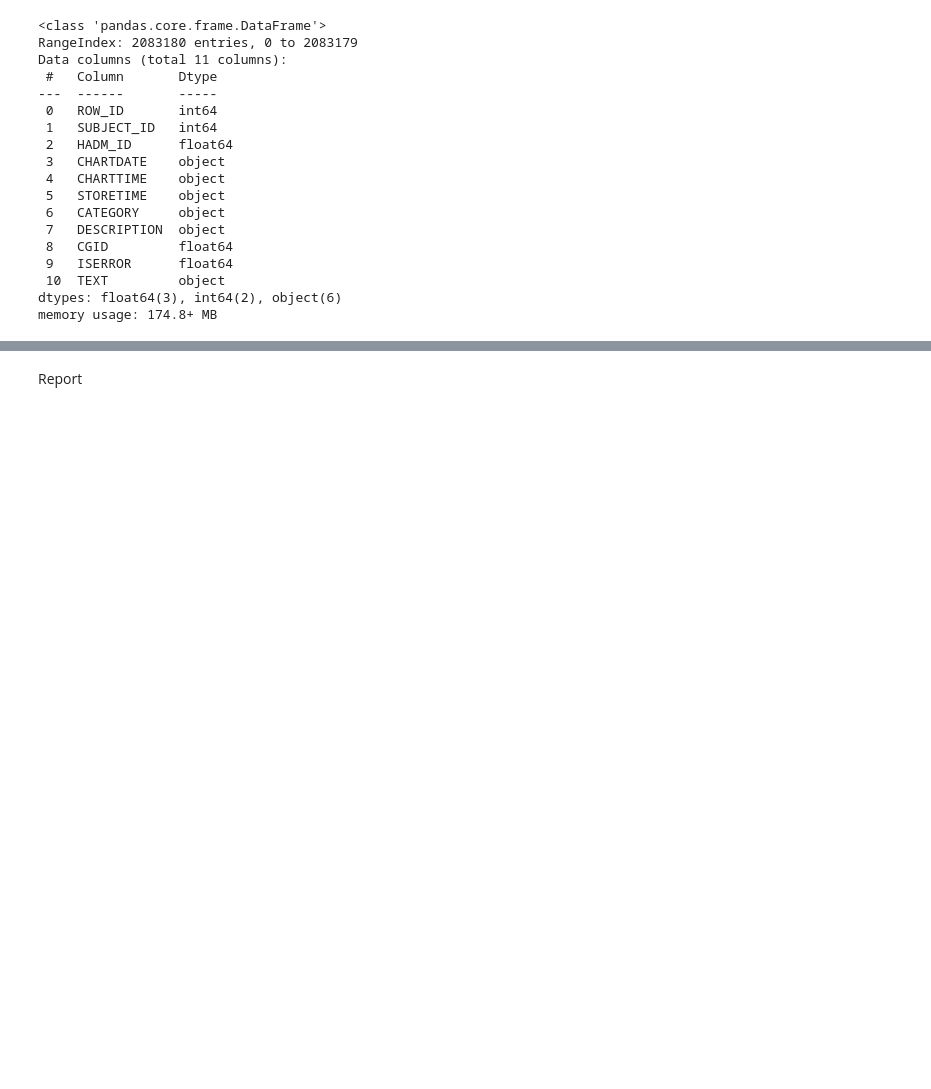
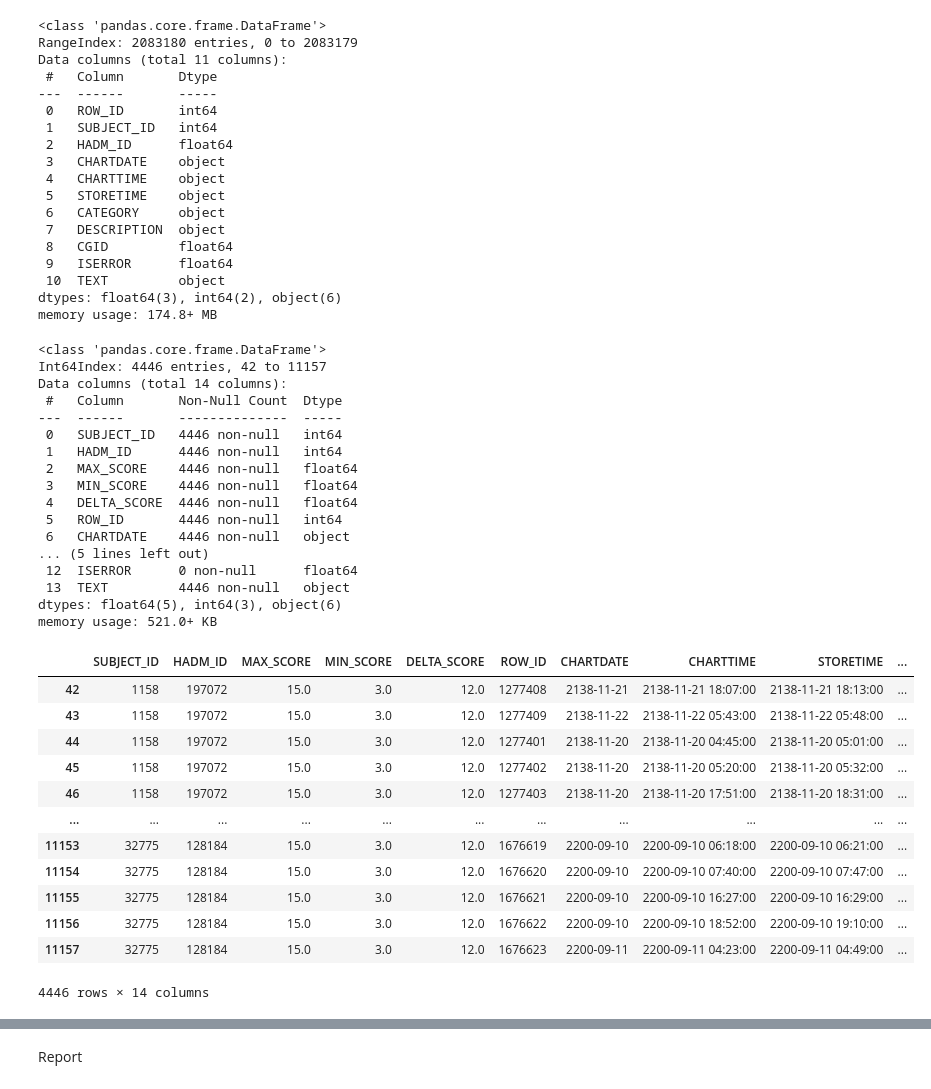
Before and after one commit to tanoManzo/mimic_trajectories, a Jupyter notebook: MIMIC_TRAJECTORY_embeddings_04_01_collect_data.ipynb, the cells around one changed output, grey strips where cells are left out. Drawn from its saved outputs; the diff is of its cells as text; code cells hidden in the pictures; blank space fills up the shorter version.

```diff
--- a/MIMIC_TRAJECTORY_embeddings_04_01_collect_data.ipynb
+++ b/MIMIC_TRAJECTORY_embeddings_04_01_collect_data.ipynb
@@ -210,6 +224,43 @@ Data columns (total 11 columns):
  10  TEXT         object
 dtypes: float64(3), int64(2), object(6)
 memory usage: 174.8+ MB
+# %%
+df_notes_icd8xx_tsicu_gcs_scores = df_patients_icd8xx_tsicu_gcs_scores.merge(df_note_events, on=['SUBJECT_ID','HADM_ID'], how='inner')
+df_notes_icd8xx_tsicu_gcs_scores = df_notes_icd8xx_tsicu_gcs_scores[df_notes_icd8xx_tsicu_gcs_scores['CATEGORY']=='Nursing/other']
+df_notes_icd8xx_tsicu_gcs_scores = df_notes_icd8xx_tsicu_gcs_scores[df_notes_icd8xx_tsicu_gcs_scores['DELTA_SCORE'] > 7.0]
+df_notes_icd8xx_tsicu_gcs_scores.info()
+df_notes_icd8xx_tsicu_gcs_scores
+# %% [output]
+<class 'pandas.core.frame.DataFrame'>
+Int64Index: 4446 entries, 42 to 11157
+Data columns (total 14 columns):
+ #   Column       Non-Null Count  Dtype
+---  ------       --------------  -----
+ 0   SUBJECT_ID   4446 non-null   int64
+ 1   HADM_ID      4446 non-null   int64
+ 2   MAX_SCORE    4446 non-null   float64
+ 3   MIN_SCORE    4446 non-null   float64
+ 4   DELTA_SCORE  4446 non-null   float64
+ 5   ROW_ID       4446 non-null   int64
+ 6   CHARTDATE    4446 non-null   object
+... (5 lines left out)
+ 12  ISERROR      0 non-null      float64
+ 13  TEXT         4446 non-null   object
+dtypes: float64(5), int64(3), object(6)
+memory usage: 521.0+ KB
+|  | SUBJECT_ID | HADM_ID | MAX_SCORE | MIN_SCORE | DELTA_SCORE | ROW_ID | CHARTDATE | CHARTTIME | STORETIME | ... |
+| 42 | 1158 | 197072 | 15.0 | 3.0 | 12.0 | 1277408 | 2138-11-21 | 2138-11-21 18:07:00 | 2138-11-21 18:13:00 | ... |
+| 43 | 1158 | 197072 | 15.0 | 3.0 | 12.0 | 1277409 | 2138-11-22 | 2138-11-22 05:43:00 | 2138-11-22 05:48:00 | ... |
+| 44 | 1158 | 197072 | 15.0 | 3.0 | 12.0 | 1277401 | 2138-11-20 | 2138-11-20 04:45:00 | 2138-11-20 05:01:00 | ... |
+| 45 | 1158 | 197072 | 15.0 | 3.0 | 12.0 | 1277402 | 2138-11-20 | 2138-11-20 05:20:00 | 2138-11-20 05:32:00 | ... |
+| 46 | 1158 | 197072 | 15.0 | 3.0 | 12.0 | 1277403 | 2138-11-20 | 2138-11-20 17:51:00 | 2138-11-20 18:31:00 | ... |
+| ... | ... | ... | ... | ... | ... | ... | ... | ... | ... | ... |
+| 11153 | 32775 | 128184 | 15.0 | 3.0 | 12.0 | 1676619 | 2200-09-10 | 2200-09-10 06:18:00 | 2200-09-10 06:21:00 | ... |
+| 11154 | 32775 | 128184 | 15.0 | 3.0 | 12.0 | 1676620 | 2200-09-10 | 2200-09-10 07:40:00 | 2200-09-10 07:47:00 | ... |
+| 11155 | 32775 | 128184 | 15.0 | 3.0 | 12.0 | 1676621 | 2200-09-10 | 2200-09-10 16:27:00 | 2200-09-10 16:29:00 | ... |
+| 11156 | 32775 | 128184 | 15.0 | 3.0 | 12.0 | 1676622 | 2200-09-10 | 2200-09-10 18:52:00 | 2200-09-10 19:10:00 | ... |
+| 11157 | 32775 | 128184 | 15.0 | 3.0 | 12.0 | 1676623 | 2200-09-11 | 2200-09-11 04:23:00 | 2200-09-11 04:49:00 | ... |
+4446 rows × 14 columns
 # %%
 df_note_icd8xx_tsicu = df_note_events[df_note_events['SUBJECT_ID'].isin(icd8xx_subjects_ids)]
 print(f'Number of total notes: {len(df_note_icd8xx_tsicu)}')
```
Also changed, not shown: parts of 7 cells of this notebook.
